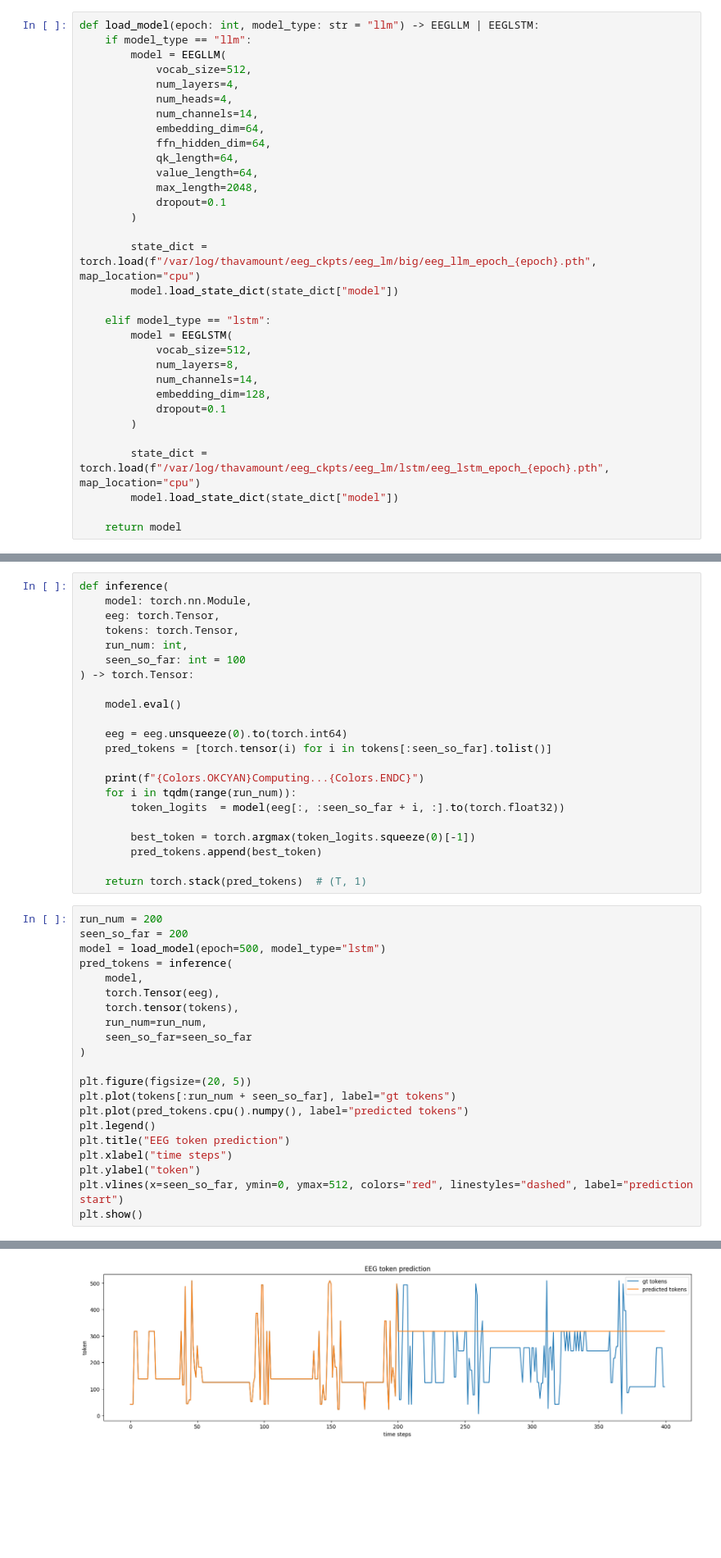
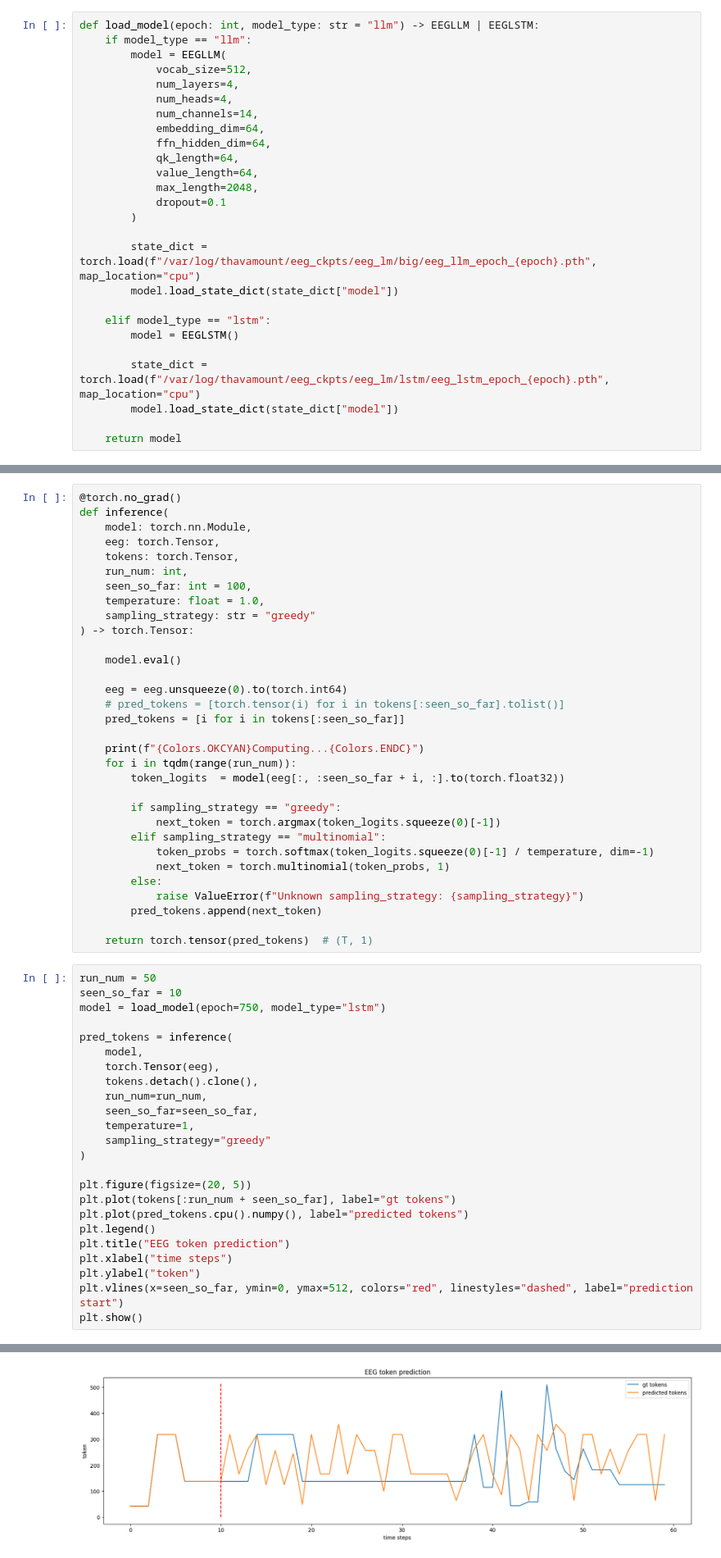
Before and after one commit to ojasprabhune/eeg, a Jupyter notebook: notebooks/big_eeg.ipynb, the cells around one changed output, grey strips where cells are left out. Shown at 82% size. Saved outputs shown, nothing was run; the diff lists cells and outputs as text; blank space fills up the shorter version.

```diff
--- a/notebooks/big_eeg.ipynb
+++ b/notebooks/big_eeg.ipynb
@@ -53,13 +54,7 @@ def load_model(epoch: int, model_type: str = "llm") -> EEGLLM | EEGLSTM:
         model.load_state_dict(state_dict["model"])
 
     elif model_type == "lstm":
-        model = EEGLSTM(
-            vocab_size=512,
-            num_layers=8,
-            num_channels=14,
-            embedding_dim=128,
-            dropout=0.1
-        )
+        model = EEGLSTM()
 
         state_dict = torch.load(f"/var/log/thavamount/eeg_ckpts/eeg_lm/lstm/eeg_lstm_epoch_{epoch}.pth", map_location="cpu")
         model.load_state_dict(state_dict["model"])
@@ -75,48 +70,61 @@ torch.Size([900, 14])
 torch.Size([900, 12])
 torch.Size([900])
 # %%
+@torch.no_grad()
 def inference(
     model: torch.nn.Module,
     eeg: torch.Tensor,
     tokens: torch.Tensor,
     run_num: int,
-    seen_so_far: int = 100
+    seen_so_far: int = 100,
+    temperature: float = 1.0,
+    sampling_strategy: str = "greedy"
 ) -> torch.Tensor:
 
     model.eval()
 
     eeg = eeg.unsqueeze(0).to(torch.int64)
-    pred_tokens = [torch.tensor(i) for i in tokens[:seen_so_far].tolist()]
+    # pred_tokens = [torch.tensor(i) for i in tokens[:seen_so_far].tolist()]
+    pred_tokens = [i for i in tokens[:seen_so_far]]
 
     print(f"{Colors.OKCYAN}Computing...{Colors.ENDC}")
     for i in tqdm(range(run_num)):
         token_logits  = model(eeg[:, :seen_so_far + i, :].to(torch.float32))
 
-        best_token = torch.argmax(token_logits.squeeze(0)[-1])
-        pred_tokens.append(best_token)
+        if sampling_strategy == "greedy":
+            next_token = torch.argmax(token_logits.squeeze(0)[-1])
+        elif sampling_strategy == "multinomial":
+            token_probs = torch.softmax(token_logits.squeeze(0)[-1] / temperature, dim=-1)
+            next_token = torch.multinomial(token_probs, 1)
+        else:
+            raise ValueError(f"Unknown sampling_strategy: {sampling_strategy}")
+        pred_tokens.append(next_token)
 
-    return torch.stack(pred_tokens)  # (T, 1)
+    return torch.tensor(pred_tokens)  # (T, 1)
 # %%
-run_num = 200
-seen_so_far = 200
-model = load_model(epoch=500, model_type="lstm")
+run_num = 50
+seen_so_far = 10
+model = load_model(epoch=750, model_type="lstm")
+
 pred_tokens = inference(
     model,
     torch.Tensor(eeg),
-    torch.tensor(tokens),
+    tokens.detach().clone(),
     run_num=run_num,
-    seen_so_far=seen_so_far
+    seen_so_far=seen_so_far,
+    temperature=1,
+    sampling_strategy="greedy"
 )
 
 plt.figure(figsize=(20, 5))
 plt.plot(tokens[:run_num + seen_so_far], label="gt tokens")
 plt.plot(pred_tokens.cpu().numpy(), label="predicted tokens")
 plt.legend()
 plt.title("EEG token prediction")
 plt.xlabel("time steps")
 plt.ylabel("token")
 plt.vlines(x=seen_so_far, ymin=0, ymax=512, colors="red", linestyles="dashed", label="prediction start")
 plt.show()
 # %% [output]
 Computing...
-[figure, old version]
+[figure, new version]
```
Also changed, not shown: parts of 3 cells of this notebook, 3 other files.
